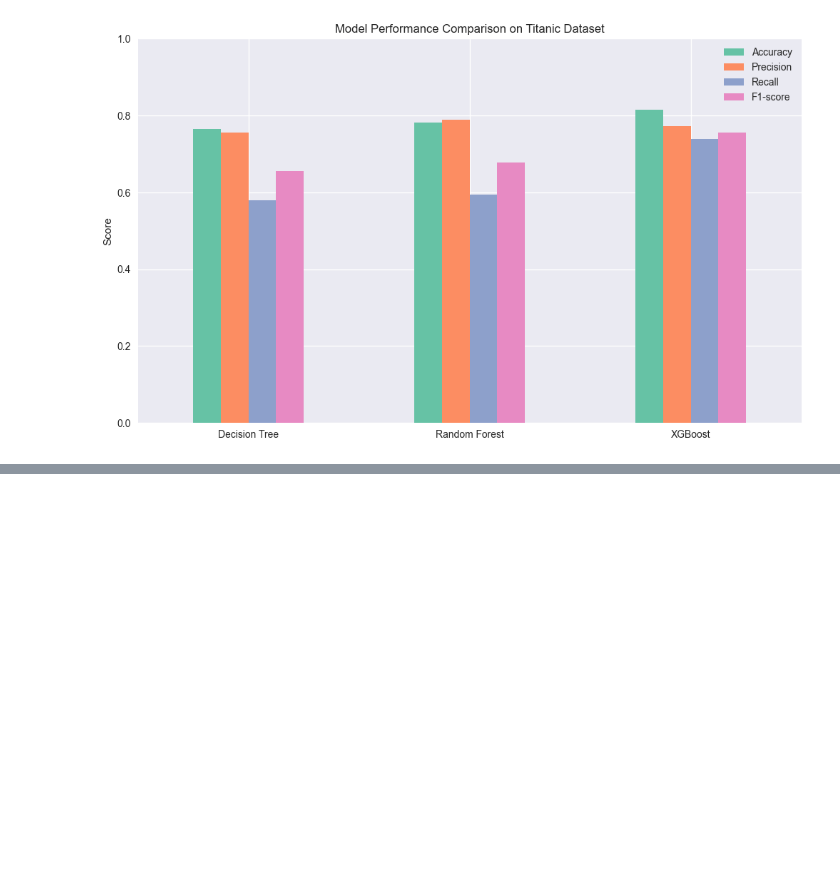
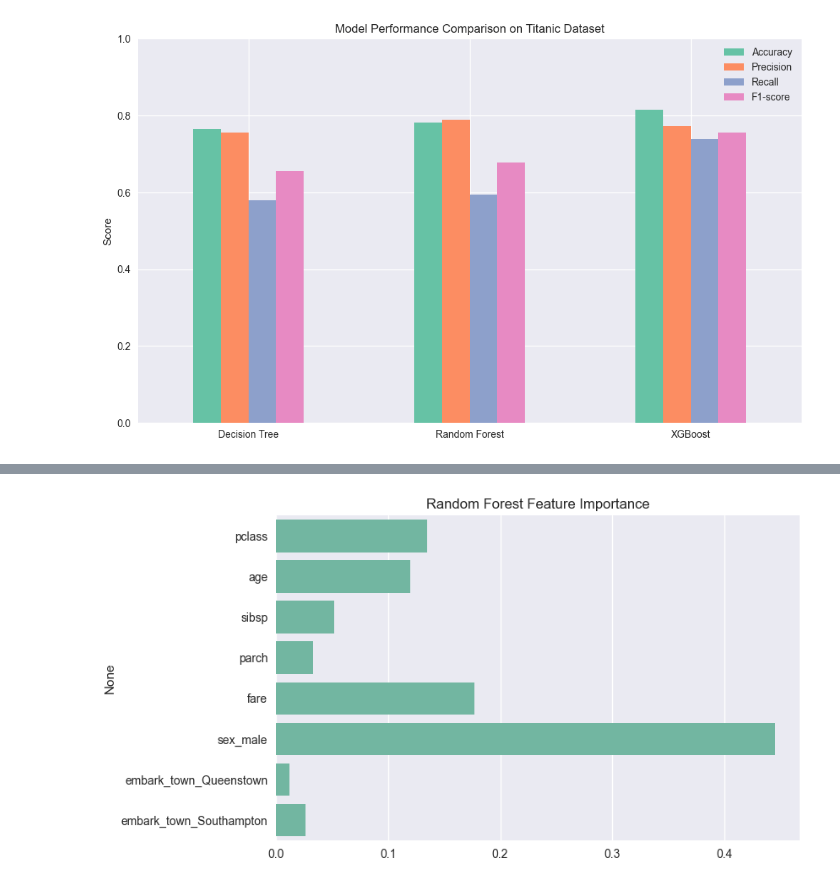
Before and after one commit to Ersatz-xD/ml-supervised, a Jupyter notebook: tree_models/ titanic_tree_models.ipynb, the cells around one changed output, grey strips where cells are left out. Cells and saved outputs as stored; diff of their text form; code cells hidden in the pictures; blank space fills up the shorter version.

```diff
--- a/tree_models/ titanic_tree_models.ipynb
+++ b/tree_models/ titanic_tree_models.ipynb
@@ -360,0 +383,8 @@ plt.show()
+# %%
+importances_rf = rf_model.feature_importances_
+plt.figure(figsize=(8,5))
+sns.barplot(x=importances_rf, y=feature_names)
+plt.title("Random Forest Feature Importance")
+plt.show()
+# %% [output]
+[figure, added]
```
Also changed, not shown: parts of 3 cells of this notebook.
